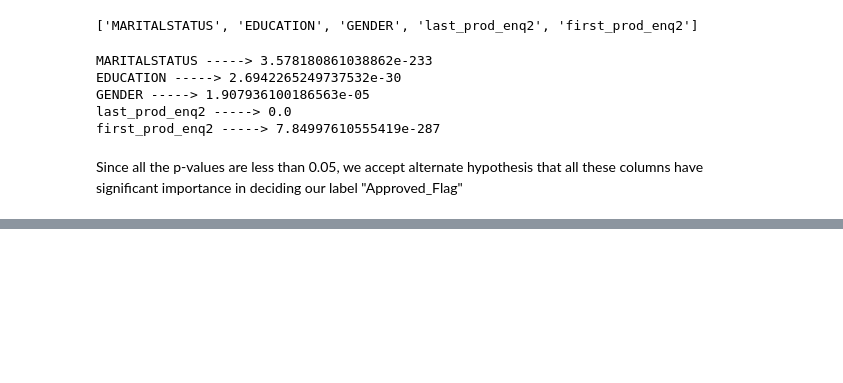
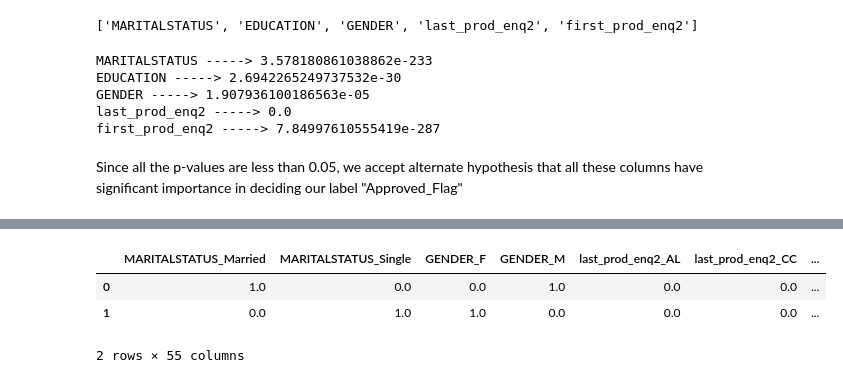
Before and after one commit to Rupanshu-Kapoor/Credit-Risk-Modelling, a Jupyter notebook: Credit Risk Modelling.ipynb, the cells around one changed output, grey strips where cells are left out. Drawn from its saved outputs; the diff is of its cells as text; code cells hidden in the pictures; blank space fills up the shorter version.

Commit message:
Encoding Categorical Columns

```diff
--- a/Credit Risk Modelling.ipynb
+++ b/Credit Risk Modelling.ipynb
@@ -178,0 +243,3 @@ for col in non_multicollinear_cols:
+# %%
+features = categorical_cols + numerical_columns_to_be_kept + ["Approved_Flag"]
+df = df[features].copy()
@@ -178,0 +272,12 @@ for col in non_multicollinear_cols:
+# %%
+replace_dict = {
+    "SSC": 1,
+    "12TH": 2,
+    "GRADUATE": 3,
+    "UNDER GRADUATE": 3,
+    "POST-GRADUATE": 4,
+    "OTHERS":1,
+    "PROFESSIONAL": 3
+}
+
+df["EDUCATION"].replace(replace_dict, inplace=True)
@@ -178,0 +286,8 @@ for col in non_multicollinear_cols:
+# %%
+ohe_cols = ['MARITALSTATUS', 'GENDER', 'last_prod_enq2', 'first_prod_enq2']
+ohe = OneHotEncoder(sparse_output=False)
+ohe_data = pd.DataFrame(data = ohe.fit_transform(df[ohe_cols]),
+                        columns= ohe.get_feature_names_out())
+
+df_encoded = df.drop(columns=ohe_cols)
+df_encoded = pd.concat([ohe_data, df_encoded], axis=1)
@@ -178,0 +314,7 @@ for col in non_multicollinear_cols:
+# %%
+df_encoded.head(2)
+# %% [output]
+|  | MARITALSTATUS_Married | MARITALSTATUS_Single | GENDER_F | GENDER_M | last_prod_enq2_AL | last_prod_enq2_CC | ... |
+| 0 | 1.0 | 0.0 | 0.0 | 1.0 | 0.0 | 0.0 | ... |
+| 1 | 0.0 | 1.0 | 1.0 | 0.0 | 0.0 | 0.0 | ... |
+2 rows × 55 columns
```
Also changed, not shown: parts of 20 cells of this notebook.
